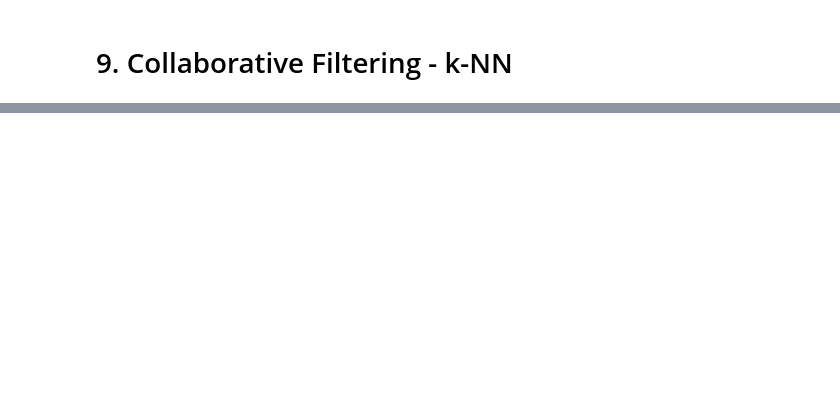
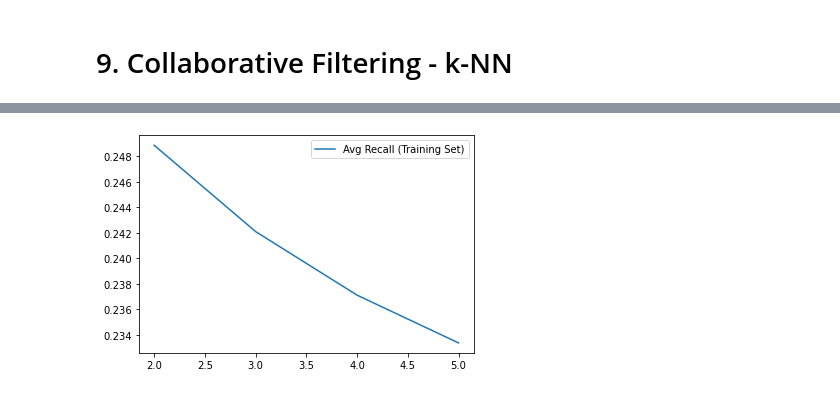
Before and after one commit to Rick0701/Videogames_Reccommendation, a Jupyter notebook: 9.Collaborative_Filtering_kNN.ipynb, the cells around one changed output, grey strips where cells are left out. Cells and saved outputs as stored; diff of their text form; code cells hidden in the pictures; blank space fills up the shorter version.

```diff
--- a/9.Collaborative_Filtering_kNN.ipynb
+++ b/9.Collaborative_Filtering_kNN.ipynb
@@ -200,0 +197,6 @@ users_mapping[4607]
+# %%
+plt.plot(neighb, recall_model, label='Avg Recall (Training Set)')
+plt.legend()
+plt.show()
+# %% [output]
+[figure, added]
```
Also changed, not shown: parts of 41 cells of this notebook, 1 other file.
